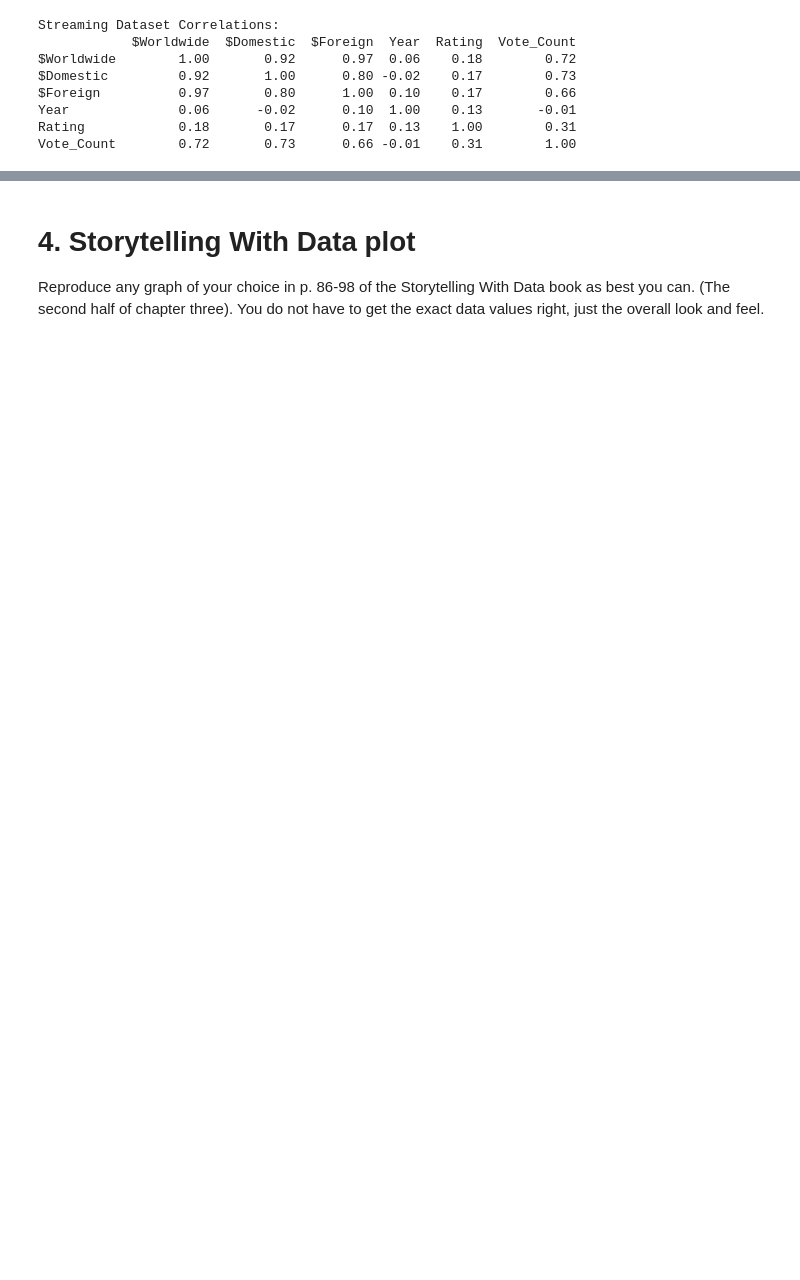
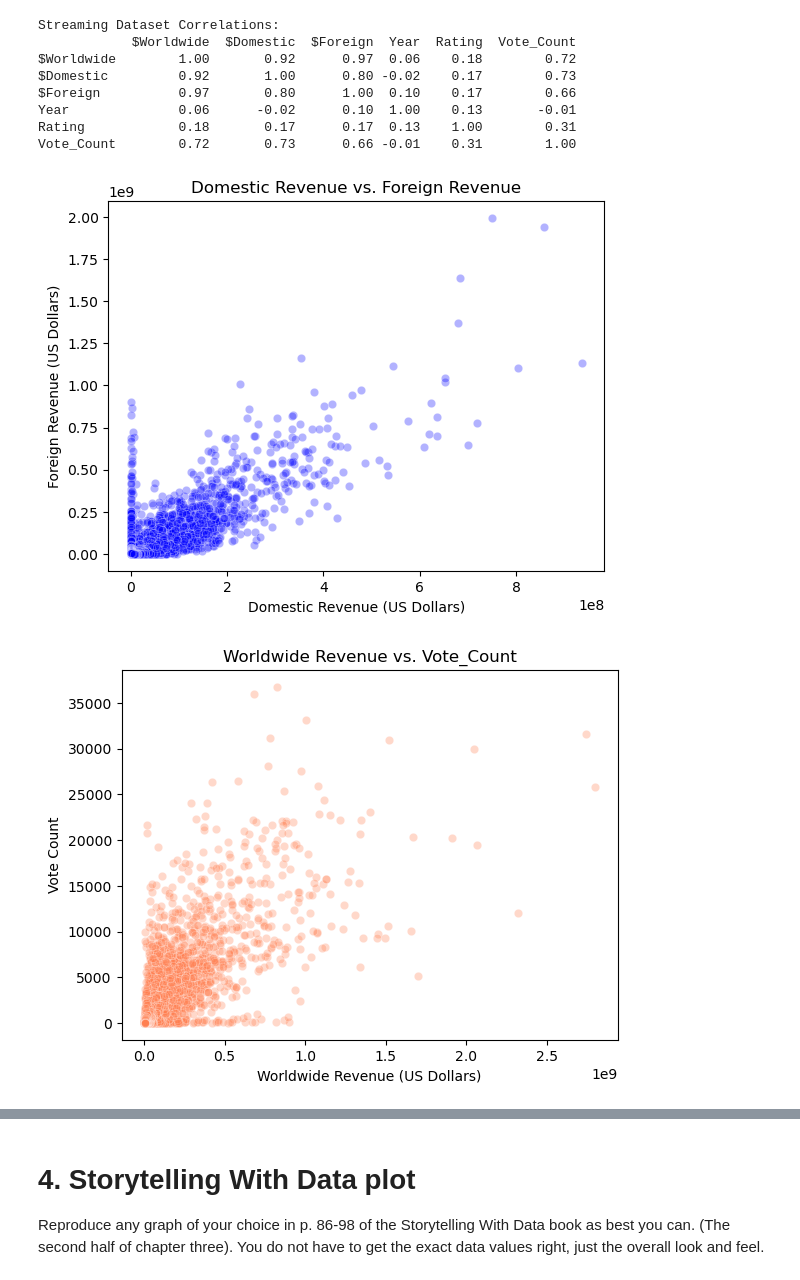
Before and after one commit to keshleem/dx699-summerai-homework6, a Jupyter notebook: OMDS-ModB2-Week6-Martin-Keshia-Lee.ipynb, the cells around one changed output, grey strips where cells are left out. Drawn from its saved outputs; the diff is of its cells as text; code cells hidden in the pictures; blank space fills up the shorter version.

Commit message:
all graphs and hw completed

```diff
--- a/OMDS-ModB2-Week6-Martin-Keshia-Lee.ipynb
+++ b/OMDS-ModB2-Week6-Martin-Keshia-Lee.ipynb
@@ -259,3 +257,30 @@ $Foreign          0.97       0.80      1.00  0.10    0.17        0.66
 Year              0.06      -0.02      0.10  1.00    0.13       -0.01
 Rating            0.18       0.17      0.17  0.13    1.00        0.31
 Vote_Count        0.72       0.73      0.66 -0.01    0.31        1.00
+# %%
+# SCATTER: DOMESTIC VS. FOREIGN REVENUE
+sns.scatterplot(data=df_box_office, x='$Domestic',
+                y='$Foreign', alpha=0.3, color='blue')
+plt.title('Domestic Revenue vs. Foreign Revenue')
+plt.xlabel('Domestic Revenue (US Dollars)')
+plt.ylabel('Foreign Revenue (US Dollars)')
+plt.show()
+
+# SCATTER: DOMESTIC VS. FOREIGN REVENUE
+sns.scatterplot(data=df_box_office, x='$Worldwide',
+                y='Vote_Count', alpha=0.3, color='coral')
+plt.title('Worldwide Revenue vs. Vote_Count')
+plt.xlabel('Worldwide Revenue (US Dollars)')
+plt.ylabel('Vote Count')
+plt.show()
+
+# SCATTER: DOMESTIC VS. FOREIGN REVENUE
+sns.scatterplot(data=df_box_office, x='$Worldwide',
+                y='Rating', alpha=0.3, color='green')
+plt.title('Worldwide Revenue vs. Rating')
+plt.xlabel('Worldwide Revenue (US Dollars)')
+plt.ylabel('Rating')
+plt.show()
+# %% [output]
+[figure, added]
+[figure, added]
```
Also changed, not shown: parts of 10 cells of this notebook.
